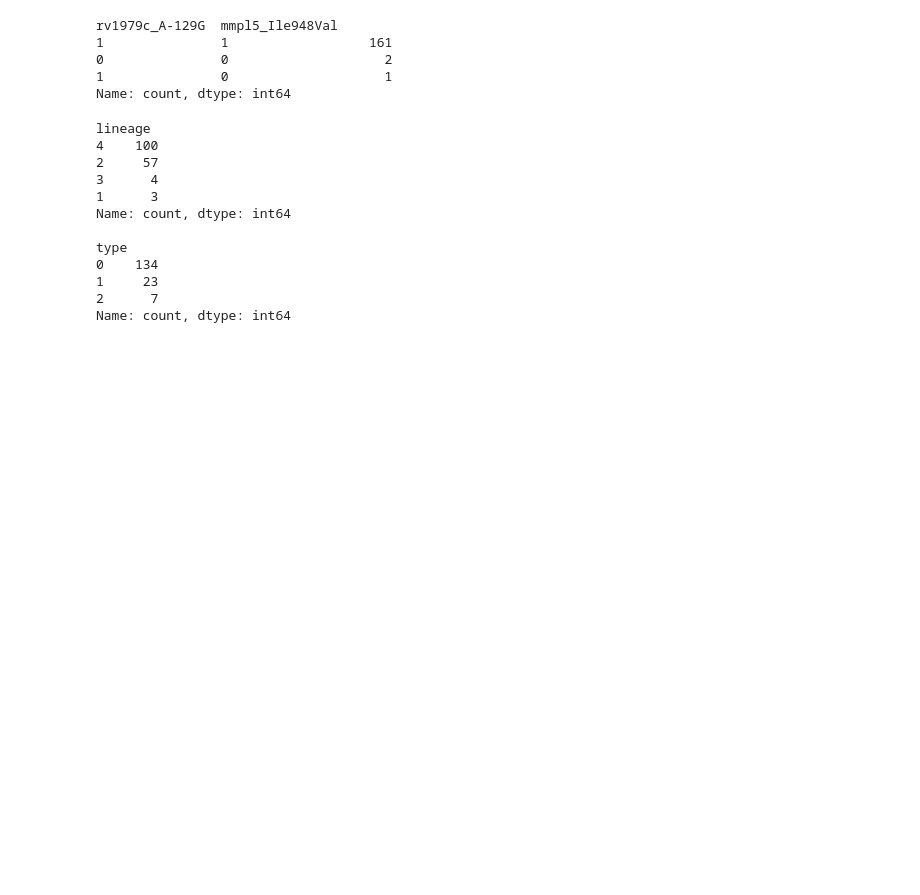
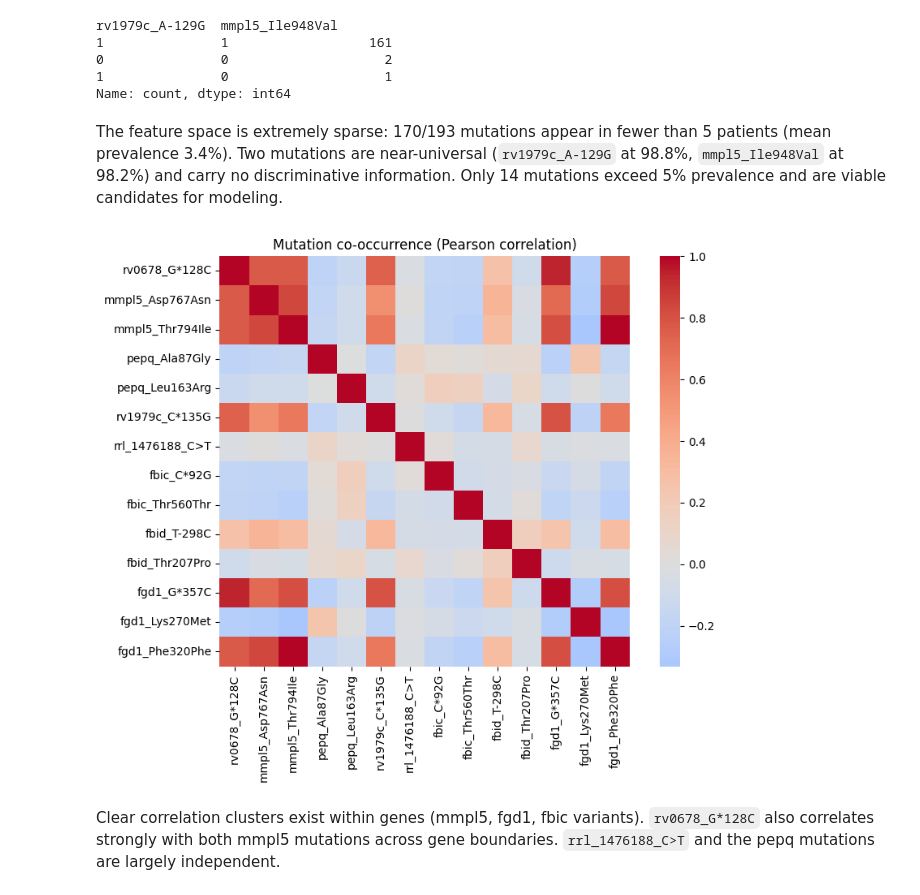
Before and after one commit to YasmineParent/tb_internship, a Jupyter notebook: notebooks/data_exploration.ipynb, the cells around one changed output. Cells and saved outputs as stored; diff of their text form; code cells hidden in the pictures; blank space fills up the shorter version.

```diff
--- a/notebooks/data_exploration.ipynb
+++ b/notebooks/data_exploration.ipynb
@@ -153,21 +235,19 @@ rv1979c_A-129G  mmpl5_Ile948Val
 0               0                    2
 1               0                    1
 Name: count, dtype: int64
-# %%
-#Lineage and resistance type
-print(tb_df['lineage'].value_counts())
-print()
-print(tb_df['type'].value_counts())
-# %% [output]
-lineage
-4    100
-2     57
-3      4
-1      3
-Name: count, dtype: int64
-
-type
-0    134
-1     23
-2      7
-Name: count, dtype: int64
+# %% [markdown]
+The feature space is extremely sparse: 170/193 mutations appear in fewer than 5 patients (mean prevalence 3.4%). Two mutations are near-universal (`rv1979c_A-129G` at 98.8%, `mmpl5_Ile948Val` at 98.2%) and carry no discriminative information. Only 14 mutations exceed 5% prevalence and are viable candidates for modeling.
+# %%
+#co-occurrence of prevalent mutations
+prevalent_muts = prevalent[(prevalent >= 5) & (prevalent < 98)].index.tolist()
+fig, ax = plt.subplots(figsize=(9, 7))
+sns.heatmap(tb_df[prevalent_muts].corr(), cmap='coolwarm', center=0, ax=ax, square=True)
+ax.set_title('Mutation co-occurrence (Pearson correlation)')
+ax.tick_params(axis='x', rotation=90)
+plt.tight_layout()
+plt.show()
+#mutations within the same gene tend to co-occur; strong clusters may collapse to a single feature in selection
+# %% [output]
+[figure, added]
+# %% [markdown]
+Clear correlation clusters exist within genes (mmpl5, fgd1, fbic variants). `rv0678_G*128C` also correlates strongly with both mmpl5 mutations across gene boundaries. `rrl_1476188_C>T` and the pepq mutations are largely independent.
```
Also changed, not shown: parts of 15 cells of this notebook.
